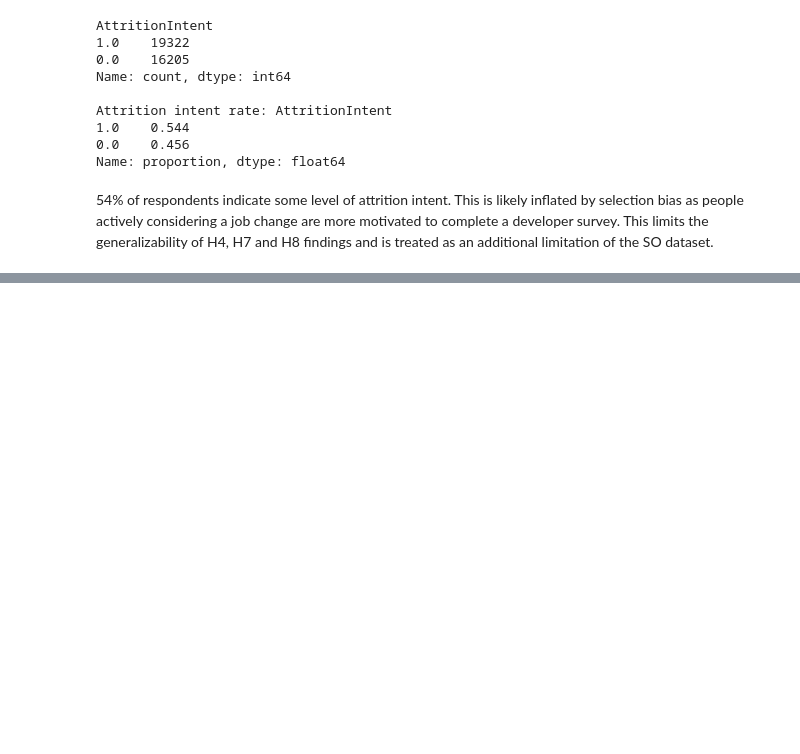
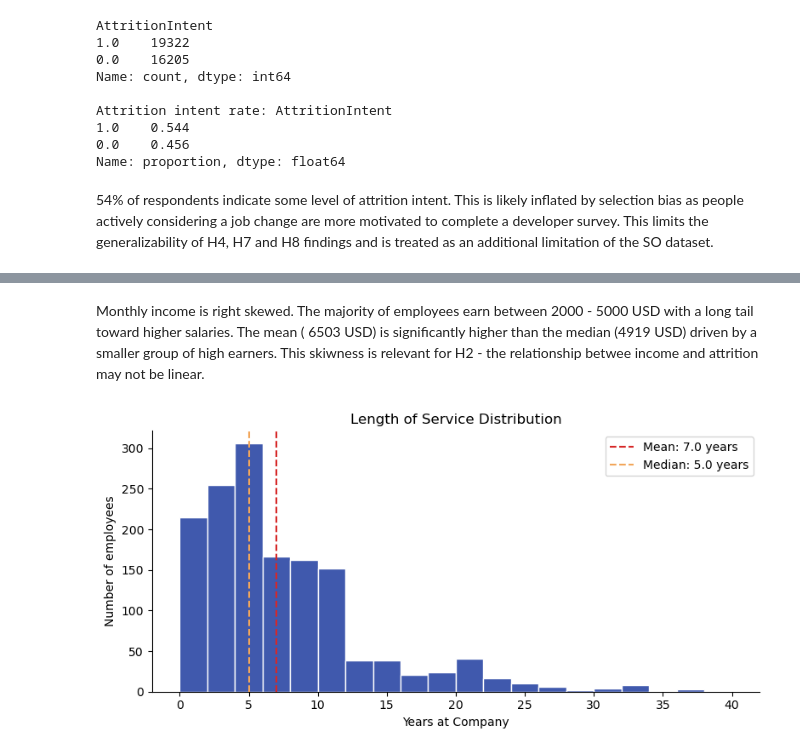
Before and after one commit to amanova1/why-employees-leave, a Jupyter notebook: why_employees_leave.ipynb, the cells around one changed output, grey strips where cells are left out. Saved outputs shown, nothing was run; the diff lists cells and outputs as text; code cells hidden in the pictures; blank space fills up the shorter version.

```diff
--- a/why_employees_leave.ipynb
+++ b/why_employees_leave.ipynb
@@ -343,0 +425,20 @@ Name: proportion, dtype: float64
+# %% [markdown]
+Monthly income is right skewed. The majority of employees earn between 2000 - 5000 USD with a long tail toward higher salaries. The mean ( 6503 USD) is significantly higher than the median (4919 USD) driven by a smaller group of high earners. This skiwness is relevant for H2 - the relationship betwee income and attrition may not be linear.
+# %%
+fig, ax = plt.subplots(figsize=(8, 4))
+
+ax.hist(hr_data['YearsAtCompany'], bins=20, color='#4059AD', edgecolor='white')
+ax.axvline(hr_data['YearsAtCompany'].mean(), color='#D62828', linestyle='--', label=f"Mean: {hr_data['YearsAtCompany'].mean():.1f} years")
+ax.axvline(hr_data['YearsAtCompany'].median(), color='#F2A65A', linestyle='--', label=f"Median: {hr_data['YearsAtCompany'].median():.1f} years")
+
+ax.set_title('Length of Service Distribution')
+ax.set_xlabel('Years at Company')
+ax.set_ylabel('Number of employees')
+ax.spines['top'].set_visible(False)
+ax.spines['right'].set_visible(False)
+ax.legend()
+
+plt.tight_layout()
+plt.show()
+# %% [output]
+[figure, added]
```
Also changed, not shown: parts of 10 cells of this notebook.
